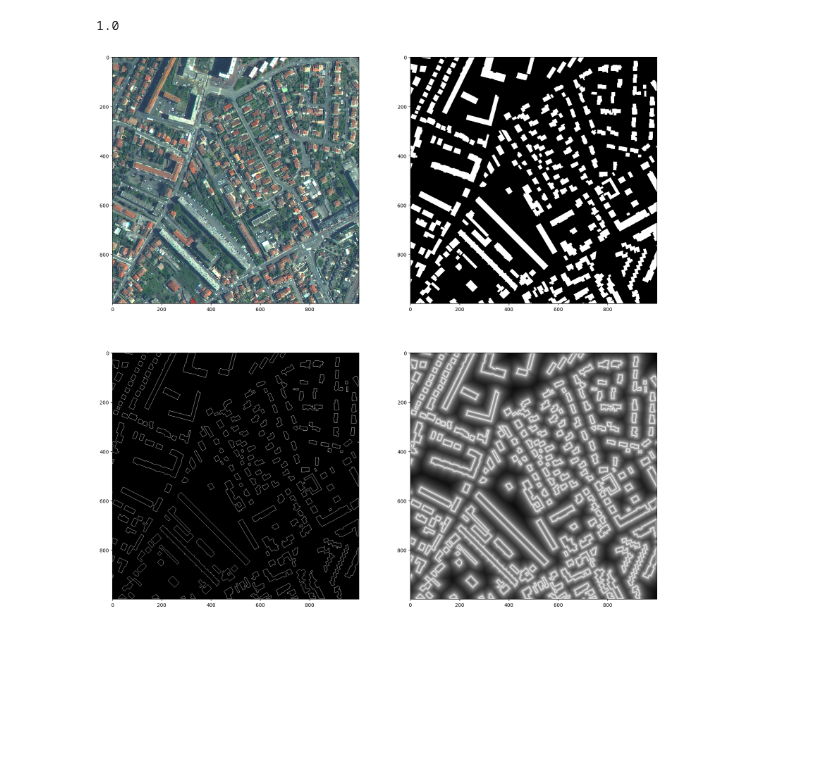
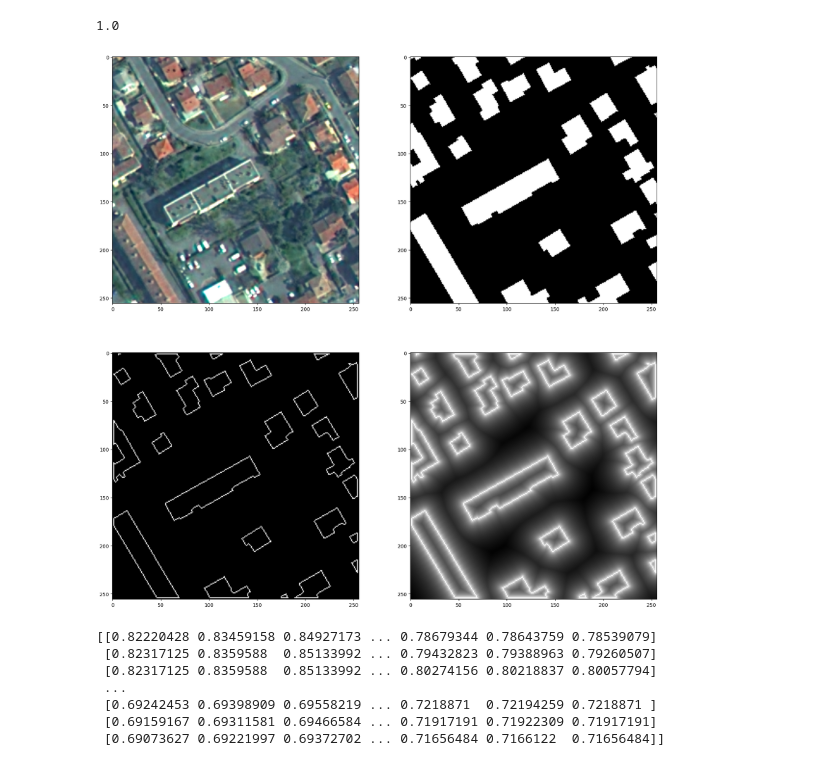
Before and after one commit to psFournier/dl_toolbox, a Jupyter notebook: dl_toolbox/à ranger/edge_masks.ipynb, the cells around one changed output. Cells and saved outputs as stored; diff of their text form; code cells hidden in the pictures; blank space fills up the shorter version.

```diff
--- a/dl_toolbox/à ranger/edge_masks.ipynb
+++ b/dl_toolbox/à ranger/edge_masks.ipynb
@@ -6,39 +6,47 @@ from rasterio.windows import Window
 from scipy import ndimage
 
 with rasterio.open("/data/SemCity-Toulouse-bench/semantic_05/TLS_indMap/TLS_indMap_08_1.tif") as f:
-    label = np.transpose(f.read(window=Window(0, 0, 1000, 1000)))
+    label = np.transpose(f.read(window=Window(512, 512, 256, 256)))
 
 with rasterio.open("/data/SemCity-Toulouse-bench/img_multispec_05/TLS_BDSD_RGB/TLS_BDSD_RGB_08.tif") as f:
     img = np.transpose(
-        f.read(window=Window(0, 0, 1000, 1000))
+        f.read(window=Window(512, 512, 256, 256))
     )
 building = (label==2).squeeze().astype(int)
 eroded = ndimage.binary_erosion(building).astype(int)
 edges = eroded - ndimage.binary_erosion(eroded)
 weights1 = ndimage.gaussian_filter(edges.astype(float), sigma=3)*200.
 dist = ndimage.distance_transform_edt(1-edges)+1
-weights2 = 1/dist**(1/24)
+weights2 = 1/dist**0.1
 print(np.max(weights2))
 
 #kernel = np.array([[1, 1, 1], [1, -8, 1], [1, 1, 1]], dtype=np.float32)
 #edges = ndimage.convolve(building, weights=kernel)
 #edges = np.clip(edges, 0, 255).astype(np.uint8)
 
 #dist = ndimage.distance_transform_edt(building)
 #dist[dist <= 2] = 0
 #dist[dist > 2] = 1
 #
 
 fig = plt.figure(figsize=(20, 20))
 ax1 = fig.add_subplot(221)
 ax2 = fig.add_subplot(222)
 ax3 = fig.add_subplot(223)
 ax4 = fig.add_subplot(224)
 ax1.imshow(img)
 ax2.imshow(building, cmap="gray")
 ax3.imshow(edges, cmap="gray")
 ax4.imshow(weights2, cmap="gray")
 plt.show(block=True)
+print(weights2)
 # %% [output]
 1.0
-[figure, old version]
+[figure, new version]
+[[0.82220428 0.83459158 0.84927173 ... 0.78679344 0.78643759 0.78539079]
+ [0.82317125 0.8359588  0.85133992 ... 0.79432823 0.79388963 0.79260507]
+ [0.82317125 0.8359588  0.85133992 ... 0.80274156 0.80218837 0.80057794]
+ ...
+ [0.69242453 0.69398909 0.69558219 ... 0.7218871  0.72194259 0.7218871 ]
+ [0.69159167 0.69311581 0.69466584 ... 0.71917191 0.71922309 0.71917191]
+ [0.69073627 0.69221997 0.69372702 ... 0.71656484 0.7166122  0.71656484]]
```
Also changed, not shown: 14 other files.
